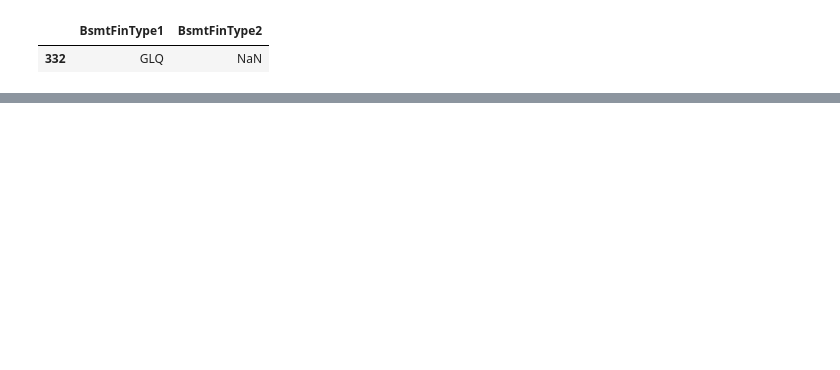
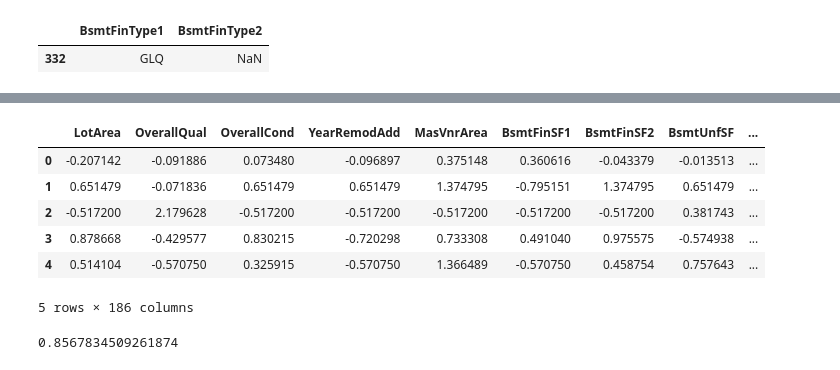
Before and after one commit to seanwdc/BIA_Regression, a Jupyter notebook: Data/Analysis.ipynb, the cells around one changed output, grey strips where cells are left out. Saved outputs shown, nothing was run; the diff lists cells and outputs as text; code cells hidden in the pictures; blank space fills up the shorter version.

```diff
--- a/Data/Analysis.ipynb
+++ b/Data/Analysis.ipynb
@@ -77,0 +200,17 @@ train_df[(train_df['BsmtFinType1'].isna() == False) & (train_df['BsmtFinType2'].
+# %%
+X.head()
+# %% [output]
+|  | LotArea | OverallQual | OverallCond | YearRemodAdd | MasVnrArea | BsmtFinSF1 | BsmtFinSF2 | BsmtUnfSF | ... |
+| 0 | -0.207142 | -0.091886 | 0.073480 | -0.096897 | 0.375148 | 0.360616 | -0.043379 | -0.013513 | ... |
+| 1 | 0.651479 | -0.071836 | 0.651479 | 0.651479 | 1.374795 | -0.795151 | 1.374795 | 0.651479 | ... |
+| 2 | -0.517200 | 2.179628 | -0.517200 | -0.517200 | -0.517200 | -0.517200 | -0.517200 | 0.381743 | ... |
+| 3 | 0.878668 | -0.429577 | 0.830215 | -0.720298 | 0.733308 | 0.491040 | 0.975575 | -0.574938 | ... |
+| 4 | 0.514104 | -0.570750 | 0.325915 | -0.570750 | 1.366489 | -0.570750 | 0.458754 | 0.757643 | ... |
+5 rows × 186 columns
+# %%
+rr = Ridge(alpha = 100)
+rr.fit(X,y)
+Ridge_train_score = rr.score(X,y)
+print(Ridge_train_score)
+# %% [output]
+0.8567834509261874
```
Also changed, not shown: parts of 34 cells of this notebook.
